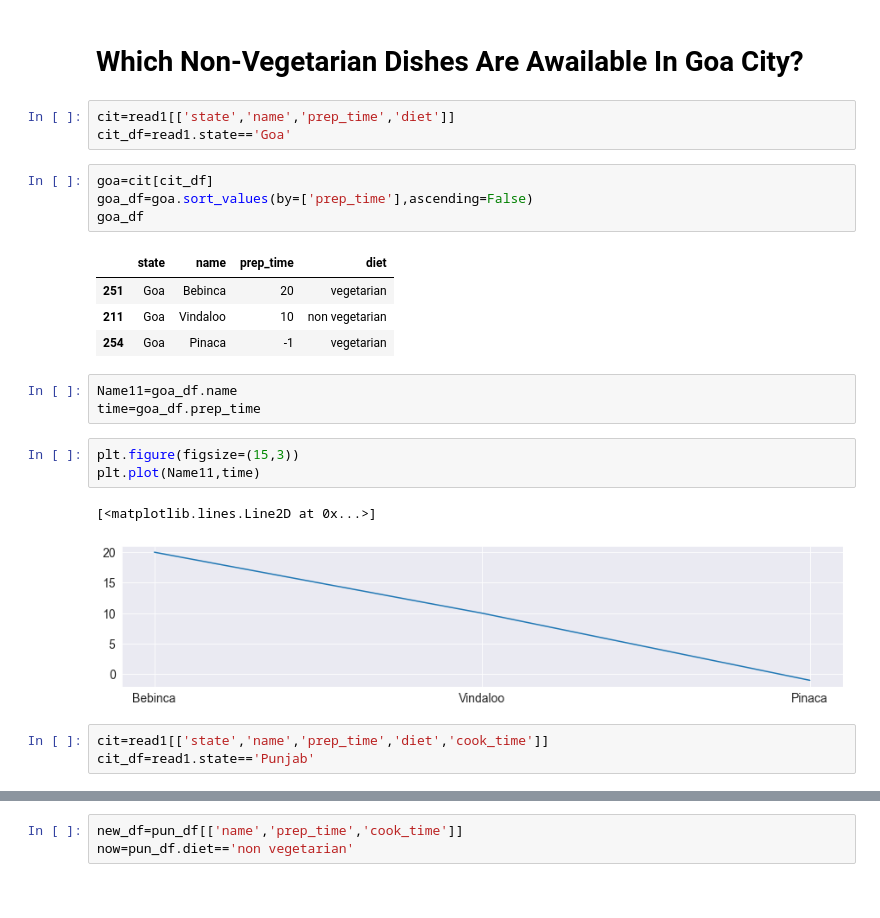
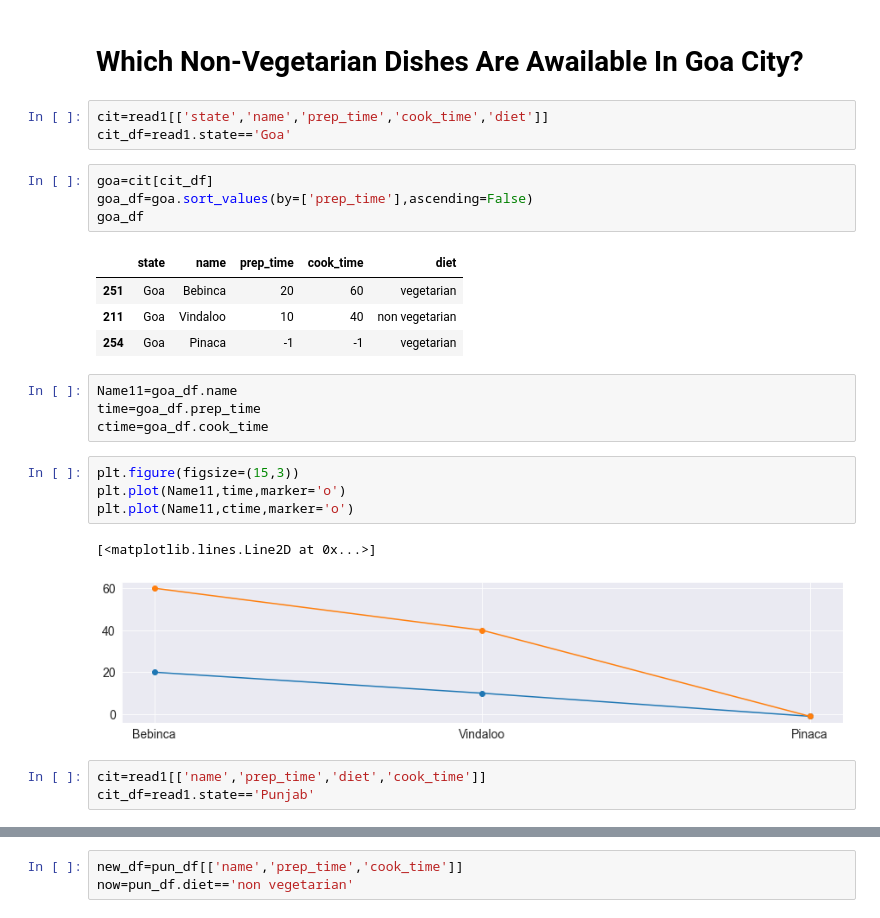
Before and after one commit to Arpan-tech-create/Exploratory_Data_Analysis, a Jupyter notebook: FOOD.ipynb, the cells around one changed output, grey strips where cells are left out. Drawn from its saved outputs; the diff is of its cells as text.

```diff
--- a/FOOD.ipynb
+++ b/FOOD.ipynb
@@ -105,28 +97,30 @@ Biryani Is Taking More Time For Cooking
 # %% [markdown]
 # Which Non-Vegetarian Dishes Are Awailable In Goa City?
 # %%
-cit=read1[['state','name','prep_time','diet']]
+cit=read1[['state','name','prep_time','cook_time','diet']]
 cit_df=read1.state=='Goa'
 # %%
 goa=cit[cit_df]
 goa_df=goa.sort_values(by=['prep_time'],ascending=False)
 goa_df
 # %% [output]
-|  | state | name | prep_time | diet |
-| 251 | Goa | Bebinca | 20 | vegetarian |
-| 211 | Goa | Vindaloo | 10 | non vegetarian |
-| 254 | Goa | Pinaca | -1 | vegetarian |
+|  | state | name | prep_time | cook_time | diet |
+| 251 | Goa | Bebinca | 20 | 60 | vegetarian |
+| 211 | Goa | Vindaloo | 10 | 40 | non vegetarian |
+| 254 | Goa | Pinaca | -1 | -1 | vegetarian |
 # %%
 Name11=goa_df.name
 time=goa_df.prep_time
+ctime=goa_df.cook_time
 # %%
 plt.figure(figsize=(15,3))
-plt.plot(Name11,time)
+plt.plot(Name11,time,marker='o')
+plt.plot(Name11,ctime,marker='o')
 # %% [output]
 [<matplotlib.lines.Line2D at 0x...>]
-[figure, old version]
+[figure, new version]
 # %%
-cit=read1[['state','name','prep_time','diet','cook_time']]
+cit=read1[['name','prep_time','diet','cook_time']]
 cit_df=read1.state=='Punjab'
 # %%
 pun=cit[cit_df]
```
Also changed, not shown: parts of 13 cells of this notebook.
